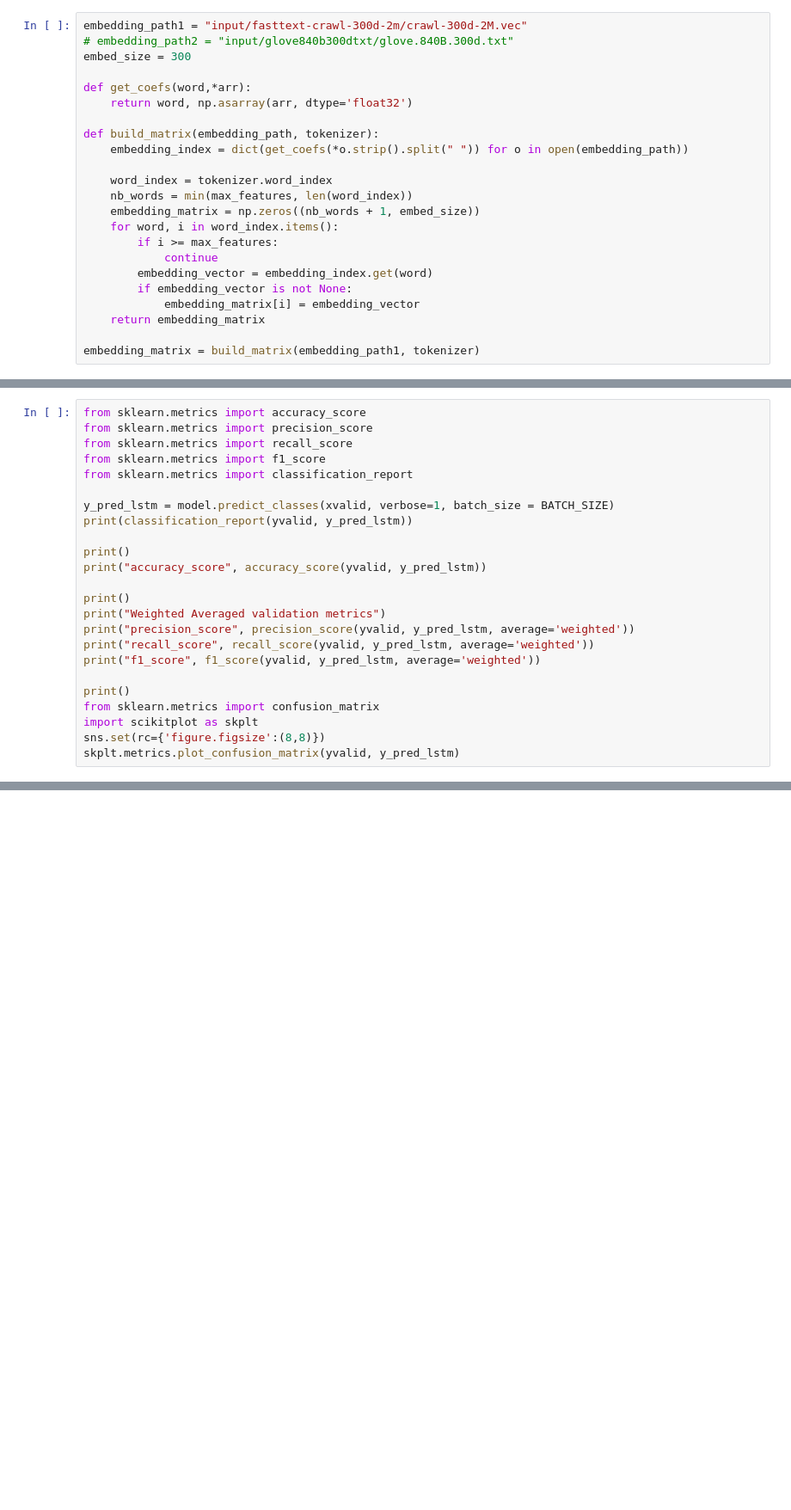
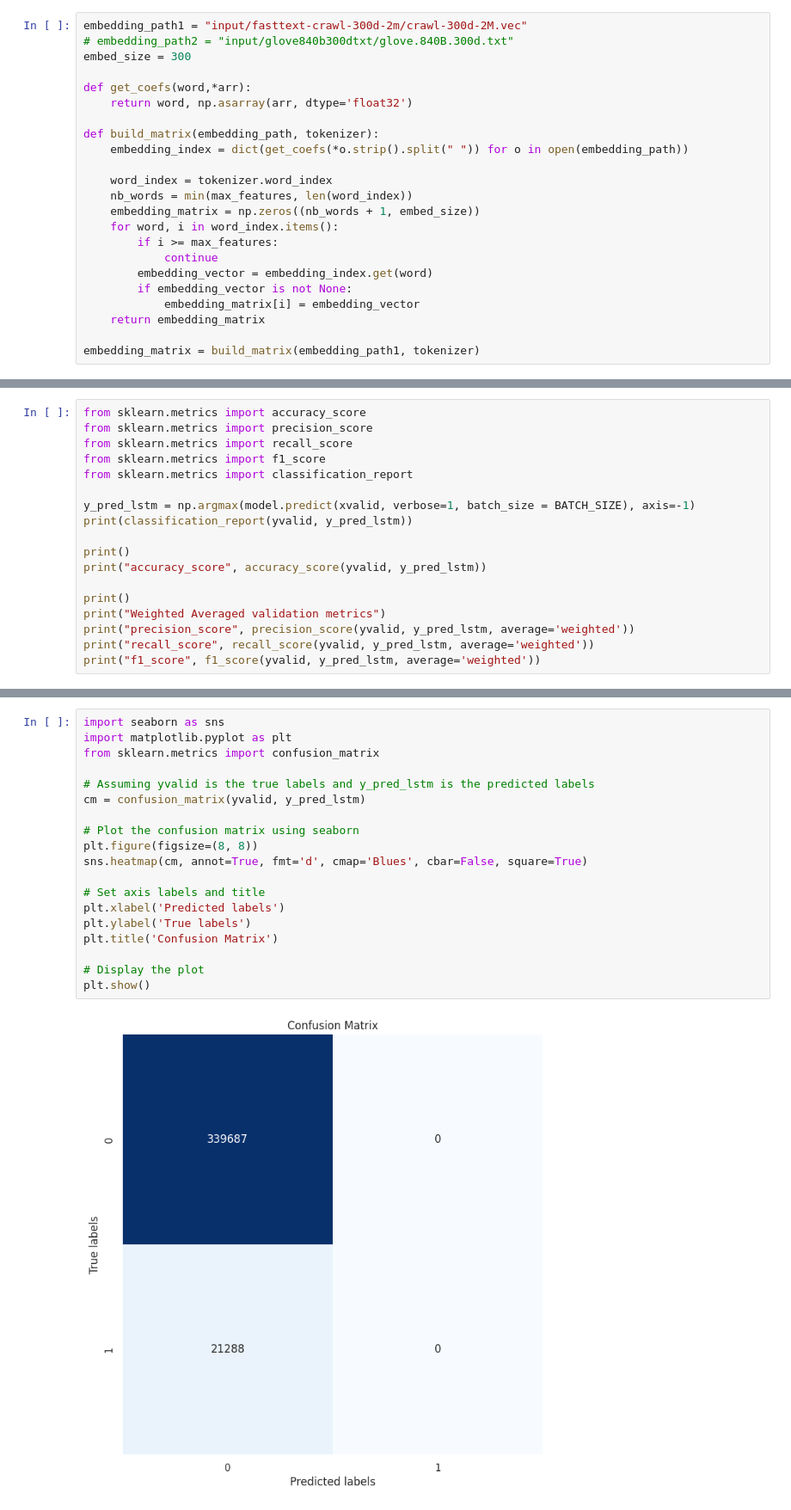
Before and after one commit to lut-ful/Unintended-Bias-in-Toxicity-Classification, a Jupyter notebook: bias_detection.ipynb, the cells around one changed output, grey strips where cells are left out. Shown at 86% size. Drawn from its saved outputs; the diff is of its cells as text; blank space fills up the shorter version.

```diff
--- a/bias_detection.ipynb
+++ b/bias_detection.ipynb
@@ -582,7 +592,7 @@ from sklearn.metrics import recall_score
 from sklearn.metrics import f1_score
 from sklearn.metrics import classification_report
 
-y_pred_lstm = model.predict_classes(xvalid, verbose=1, batch_size = BATCH_SIZE)
+y_pred_lstm = np.argmax(model.predict(xvalid, verbose=1, batch_size = BATCH_SIZE), axis=-1)
 print(classification_report(yvalid, y_pred_lstm))
 
 print()
@@ -593,9 +603,3 @@ print("Weighted Averaged validation metrics")
 print("precision_score", precision_score(yvalid, y_pred_lstm, average='weighted'))
 print("recall_score", recall_score(yvalid, y_pred_lstm, average='weighted'))
 print("f1_score", f1_score(yvalid, y_pred_lstm, average='weighted'))
-
-print()
-from sklearn.metrics import confusion_matrix
-import scikitplot as skplt
-sns.set(rc={'figure.figsize':(8,8)})
-skplt.metrics.plot_confusion_matrix(yvalid, y_pred_lstm)
@@ -602,3 +625,24 @@ skplt.metrics.plot_confusion_matrix(yvalid, y_pred_lstm)
+# %%
+import seaborn as sns
+import matplotlib.pyplot as plt
+from sklearn.metrics import confusion_matrix
+
+# Assuming yvalid is the true labels and y_pred_lstm is the predicted labels
+cm = confusion_matrix(yvalid, y_pred_lstm)
+
+# Plot the confusion matrix using seaborn
+plt.figure(figsize=(8, 8))
+sns.heatmap(cm, annot=True, fmt='d', cmap='Blues', cbar=False, square=True)
+
+# Set axis labels and title
+plt.xlabel('Predicted labels')
+plt.ylabel('True labels')
+plt.title('Confusion Matrix')
+
+# Display the plot
+plt.show()
+# %% [output]
+[figure, added]
 # %%
 submission_in = 'input/jigsaw-unintended-bias-in-toxicity-classification/sample_submission.csv'
 result = model.predict(test_data, verbose=1, batch_size = BATCH_SIZE)
```
Also changed, not shown: parts of 6 cells of this notebook.
